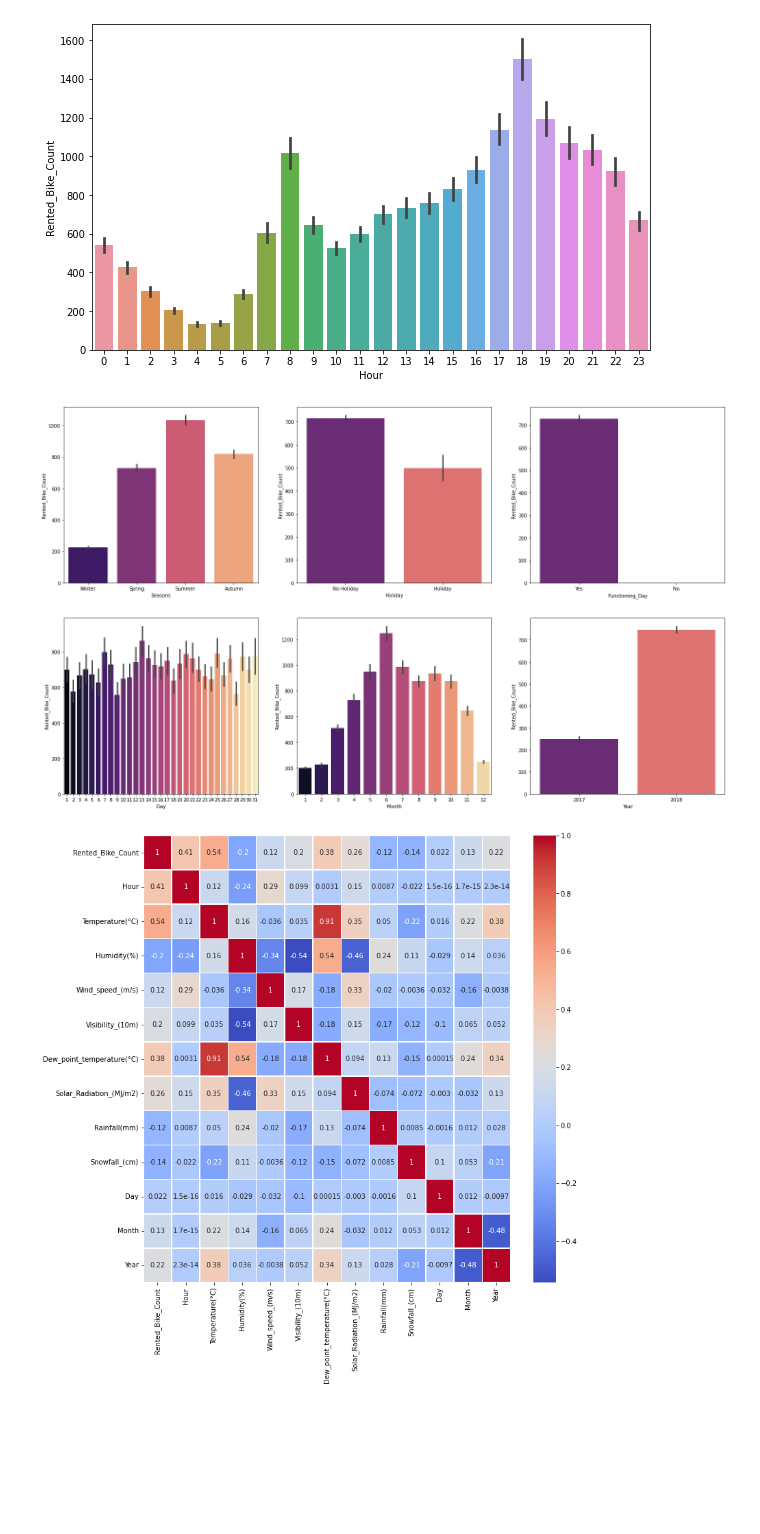
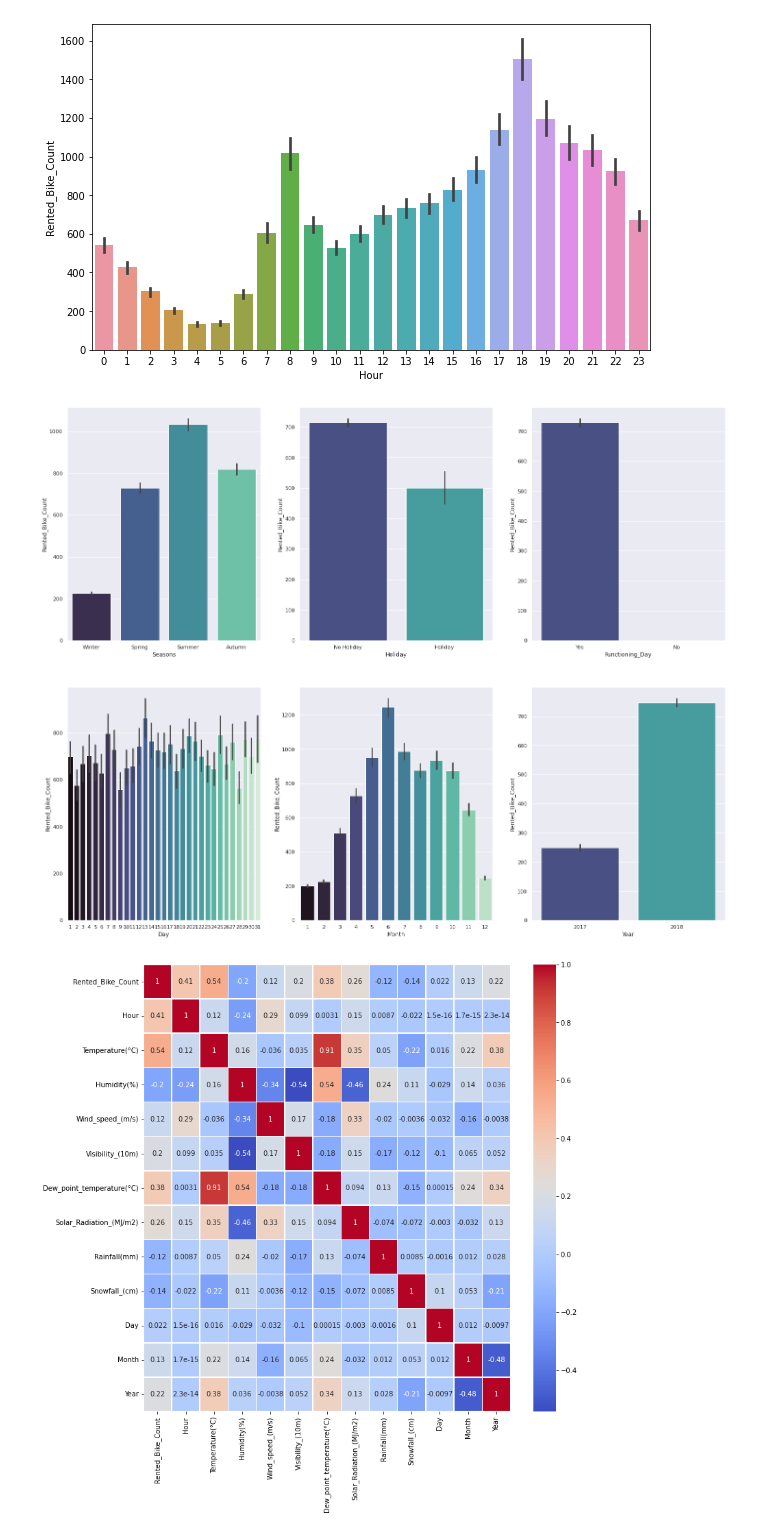
Before and after one commit to Sriharish19/Bike-Demand-Prediction, a Jupyter notebook: SH_Bike_Sharing_Demand_Prediction_Capstone_Project.ipynb, the cells around one changed output. Saved outputs shown, nothing was run; the diff lists cells and outputs as text; code cells hidden in the pictures; blank space fills up the shorter version.

```diff
--- a/SH_Bike_Sharing_Demand_Prediction_Capstone_Project.ipynb
+++ b/SH_Bike_Sharing_Demand_Prediction_Capstone_Project.ipynb
@@ -176,9 +172,9 @@ list(enumerate(cc))
  (8, 'Snowfall_(cm)')]
 # %%
 #Distribution
-plt.figure(figsize = (20, 17))
+plt.figure(figsize = (22,22 ))
+sns.set_theme()
 for i in enumerate(cc):
     plt.subplot(3, 3,i[0]+1)
     sns.distplot(df[i[1]])
-    #plt.xticks(rotation = 45)
 # %% [output]
@@ -203,12 +214,12 @@ sns.barplot(x='Hour',y='Rented_Bike_Count',data=df)
 [figure]
 # %%
 dd= ['Seasons',	'Holiday',	'Functioning_Day',	'Day',	'Month',	'Year']
-plt.figure(figsize = (25, 15))
+plt.figure(figsize = (25, 20))
 for i in enumerate(dd):
     plt.subplot(2,3,i[0]+1)
-    sns.barplot(x=df[i[1]],y='Rented_Bike_Count',data=df,palette='magma')
+    sns.barplot(x=df[i[1]],y='Rented_Bike_Count',data=df,palette='mako')
 # %% [output]
-[figure, old version]
+[figure, new version]
 # %%
 #Corelation map
 
```
Also changed, not shown: parts of 6 cells of this notebook.
